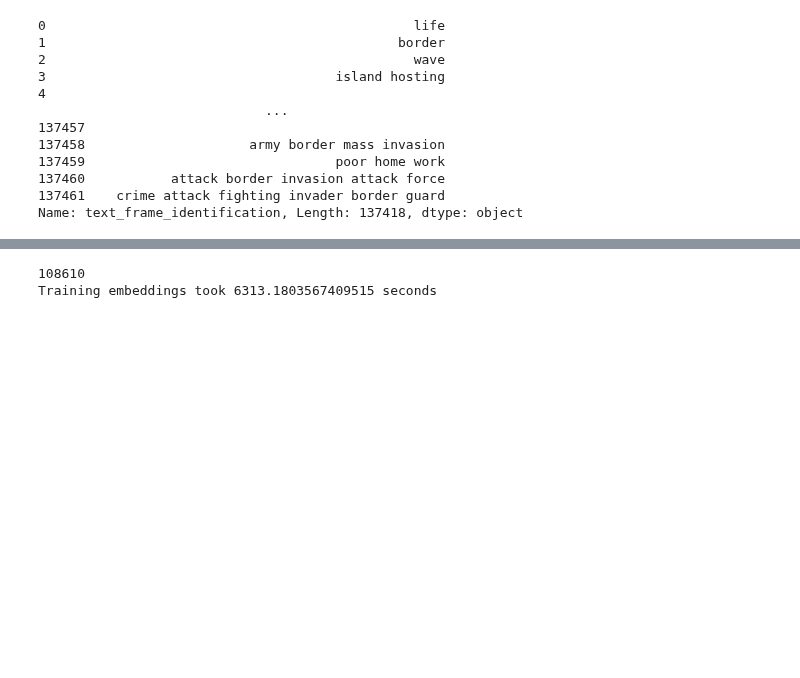
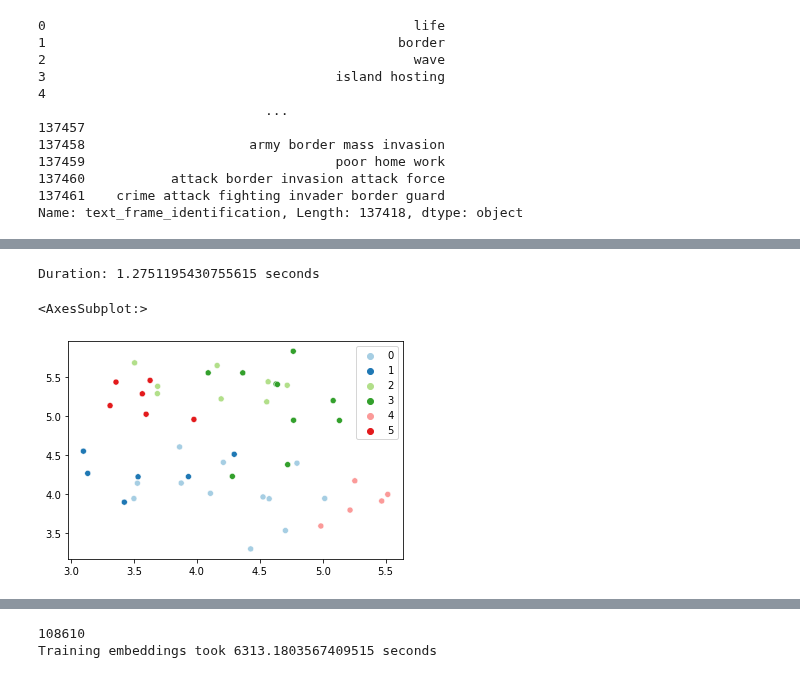
Before and after one commit to janiwo/refugee_project, a Jupyter notebook: Code/06c Frame identification.ipynb, the cells around one changed output, grey strips where cells are left out. Cells and saved outputs as stored; diff of their text form; code cells hidden in the pictures; blank space fills up the shorter version.

```diff
--- a/Code/06c Frame identification.ipynb
+++ b/Code/06c Frame identification.ipynb
@@ -538,0 +769,5 @@ Training embeddings took 17201.172611951828 seconds
+# %%
+words_to_cluster = most_frequent_words.copy()
+#words_to_cluster.remove('boat')
+# %%
+event_embeddings = embed_words(words_to_cluster)
@@ -538,0 +777,11 @@ Training embeddings took 17201.172611951828 seconds
+# %%
+from time import time
+import umap.umap_ as umap
+start = time()
+reduced_embedding = umap.UMAP(random_state=42,
+                              n_components=3,
+                             min_dist=0.1,
+                              n_neighbors = 15).fit_transform(event_embeddings)
+print(f'Duration: {time() - start} seconds')
+# %% [output]
+Duration: 1.2751195430755615 seconds
@@ -538,0 +801,14 @@ Training embeddings took 17201.172611951828 seconds
+# %%
+from sklearn.cluster import KMeans
+#from sklearn.cluster import DBSCAN
+
+cluster_labels = KMeans(n_clusters=8).fit_predict(reduced_embedding)
+# %%
+import seaborn
+
+seaborn.scatterplot(x = reduced_embedding[:, 0],
+                y = reduced_embedding[:, 1],
+                hue = cluster_labels, palette ="Paired")
+# %% [output]
+<AxesSubplot:>
+[figure, added]
```
Also changed, not shown: parts of 36 cells of this notebook.
